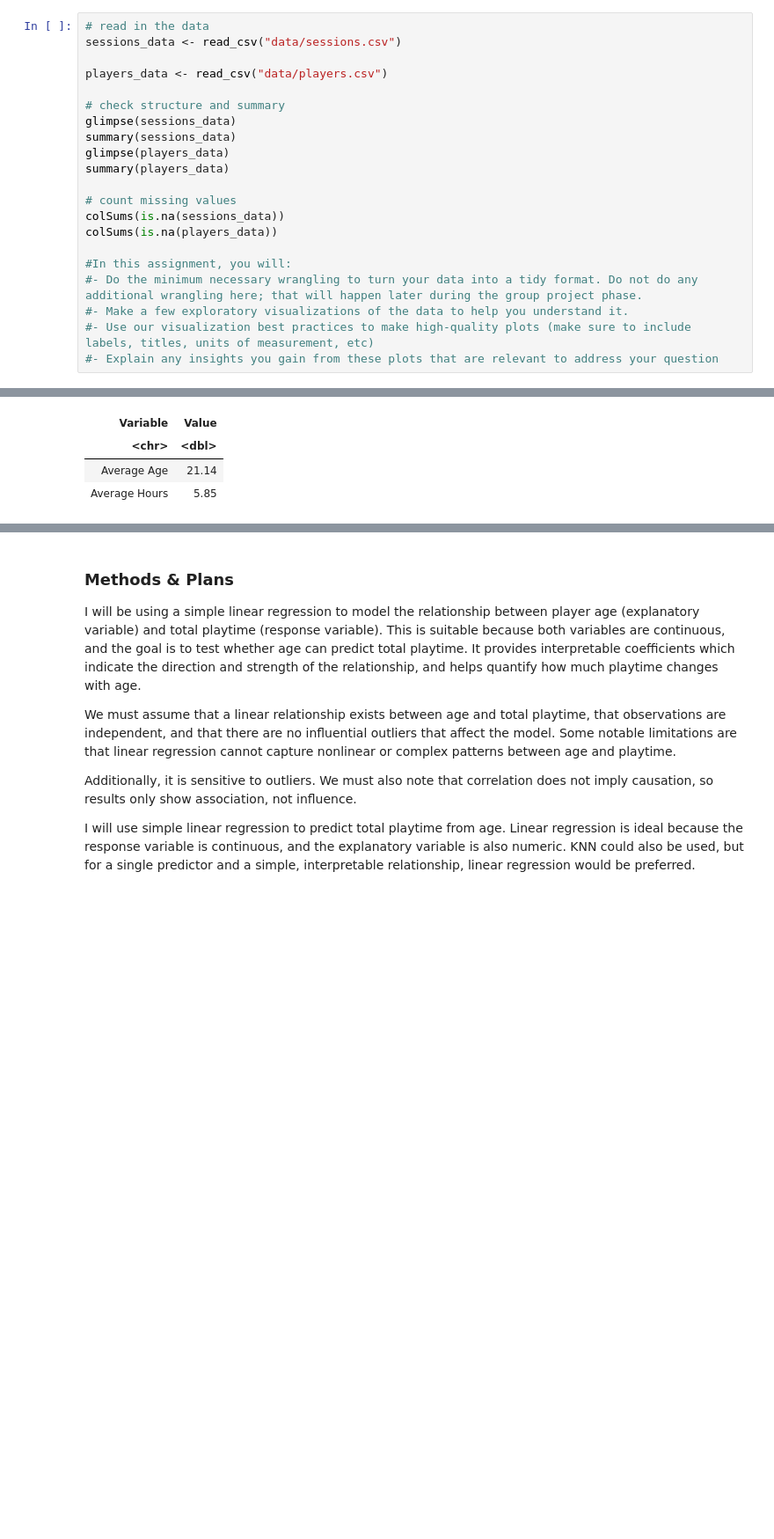
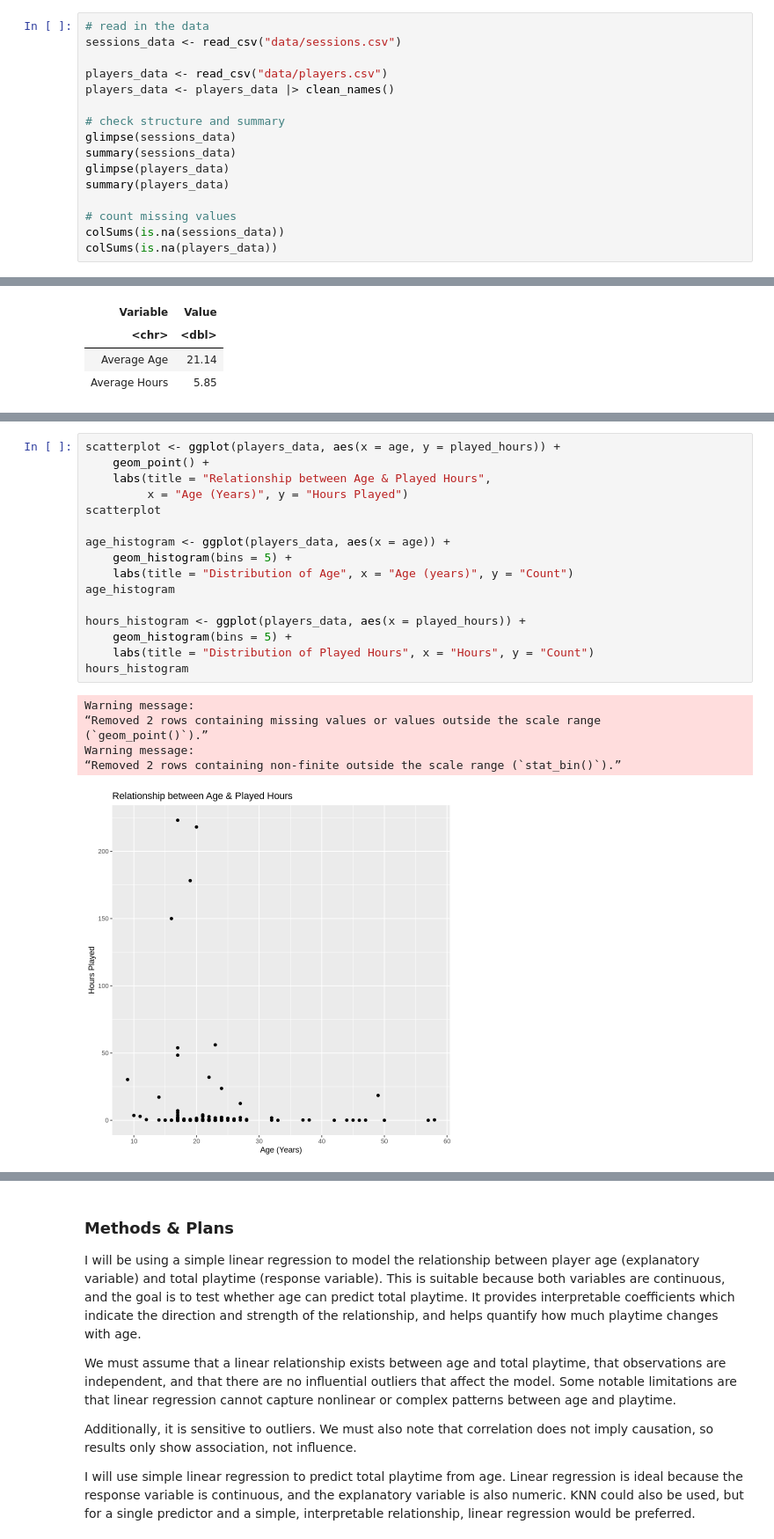
Before and after one commit to leojchung/dsci-100-individual-planning, a Jupyter notebook: IndividualProjectFile.ipynb, the cells around one changed output, grey strips where cells are left out. Shown at 88% size. Cells and saved outputs as stored; diff of their text form; blank space fills up the shorter version.

Commit message:
Added visualization and description
Added visualization and descriptions

```diff
--- a/IndividualProjectFile.ipynb
+++ b/IndividualProjectFile.ipynb
@@ -12,6 +13,7 @@ library(ISLR)
 sessions_data <- read_csv("data/sessions.csv")
 
 players_data <- read_csv("data/players.csv")
+players_data <- players_data |> clean_names()
 
 # check structure and summary
 glimpse(sessions_data)
@@ -22,12 +24,6 @@ summary(players_data)
 # count missing values
 colSums(is.na(sessions_data))
 colSums(is.na(players_data))
-
-#In this assignment, you will:
-#- Do the minimum necessary wrangling to turn your data into a tidy format. Do not do any additional wrangling here; that will happen later during the group project phase.
-#- Make a few exploratory visualizations of the data to help you understand it.
-#- Use our visualization best practices to make high-quality plots (make sure to include labels, titles, units of measurement, etc)
-#- Explain any insights you gain from these plots that are relevant to address your question
 # %% [output]
 Rows: 1535 Columns: 5
 ── Column specification ────────────────────────────────────────────────────────
@@ -148,0 +149,23 @@ This dataset allows me to analyze how age relates to engagement. To address this
+# %%
+scatterplot <- ggplot(players_data, aes(x = age, y = played_hours)) +
+    geom_point() +
+    labs(title = "Relationship between Age & Played Hours",
+         x = "Age (Years)", y = "Hours Played")
+scatterplot
+
+age_histogram <- ggplot(players_data, aes(x = age)) +
+    geom_histogram(bins = 5) +
+    labs(title = "Distribution of Age", x = "Age (years)", y = "Count")
+age_histogram
+
+hours_histogram <- ggplot(players_data, aes(x = played_hours)) +
+    geom_histogram(bins = 5) +
+    labs(title = "Distribution of Played Hours", x = "Hours", y = "Count")
+hours_histogram
+# %% [output]
+Warning message:
+“Removed 2 rows containing missing values or values outside the scale range
+(`geom_point()`).”
+Warning message:
+“Removed 2 rows containing non-finite outside the scale range (`stat_bin()`).”
+[figure, added]
```
Also changed, not shown: parts of 8 cells of this notebook.
